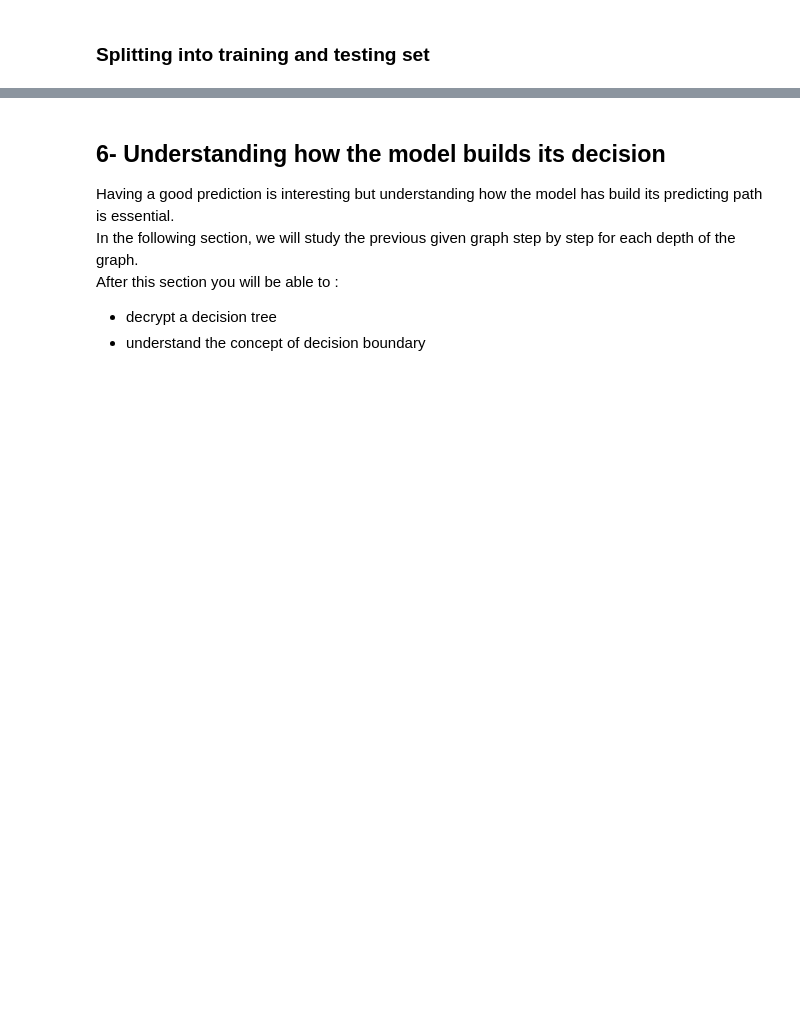
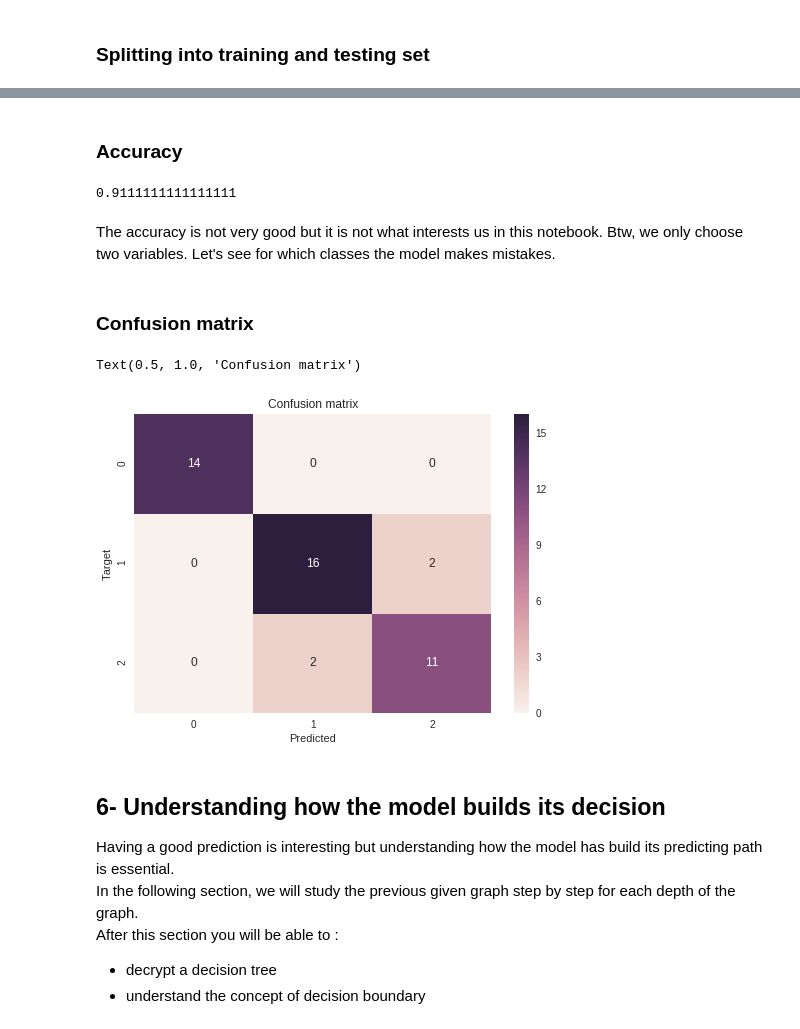
Before and after one commit to ValentinRicher/understanding-decision-trees, a Jupyter notebook: understanding_decision_trees.ipynb, the cells around one changed output, grey strips where cells are left out. Cells and saved outputs as stored; diff of their text form; code cells hidden in the pictures; blank space fills up the shorter version.

```diff
--- a/understanding_decision_trees.ipynb
+++ b/understanding_decision_trees.ipynb
@@ -53,4 +64,4 @@ iris_df['target'] = iris_df['target'].map({0: iris['target_names'][0],
 # %% [markdown]
 ### Splitting into training and testing set
 # %%
-X_train, X_test, y_train, y_test = train_test_split(X, y, test_split=0.3, random_state=1)
+X_train, X_test, y_train, y_test = train_test_split(X, y, test_size=0.3, random_state=1)
@@ -56,0 +72,2 @@ X_train, X_test, y_train, y_test = train_test_split(X, y, test_split=0.3, random
+# %%
+model = DecisionTreeClassifier()
@@ -56,0 +76,2 @@ X_train, X_test, y_train, y_test = train_test_split(X, y, test_split=0.3, random
+# %%
+model.fit(X_train, y_train)
@@ -57,3 +87,24 @@ X_train, X_test, y_train, y_test = train_test_split(X, y, test_split=0.3, random
+# %%
+y_pred = model.predict(X_test)
+# %% [markdown]
+### Accuracy
+# %%
+accuracy_score(y_test, y_pred)
+# %% [output]
+0.9111111111111111
+# %% [markdown]
+The accuracy is not very good but it is not what interests us in this notebook. Btw, we only choose two variables. Let's see for which classes the model makes mistakes.
+# %% [markdown]
+### Confusion matrix
+# %%
+cm = confusion_matrix(y_test, y_pred)
+sns.heatmap(cm, annot=True)
+plt.xlabel('Predicted')
+plt.ylabel('Target')
+plt.title('Confusion matrix')
+# %% [output]
+Text(0.5, 1.0, 'Confusion matrix')
+[figure, added]
 # %% [markdown]
 ## 6- Understanding how the model builds its decision
 Having a good prediction is interesting but understanding how the model has build its predicting path is essential. <br/>
```
Also changed, not shown: parts of 12 cells of this notebook.
